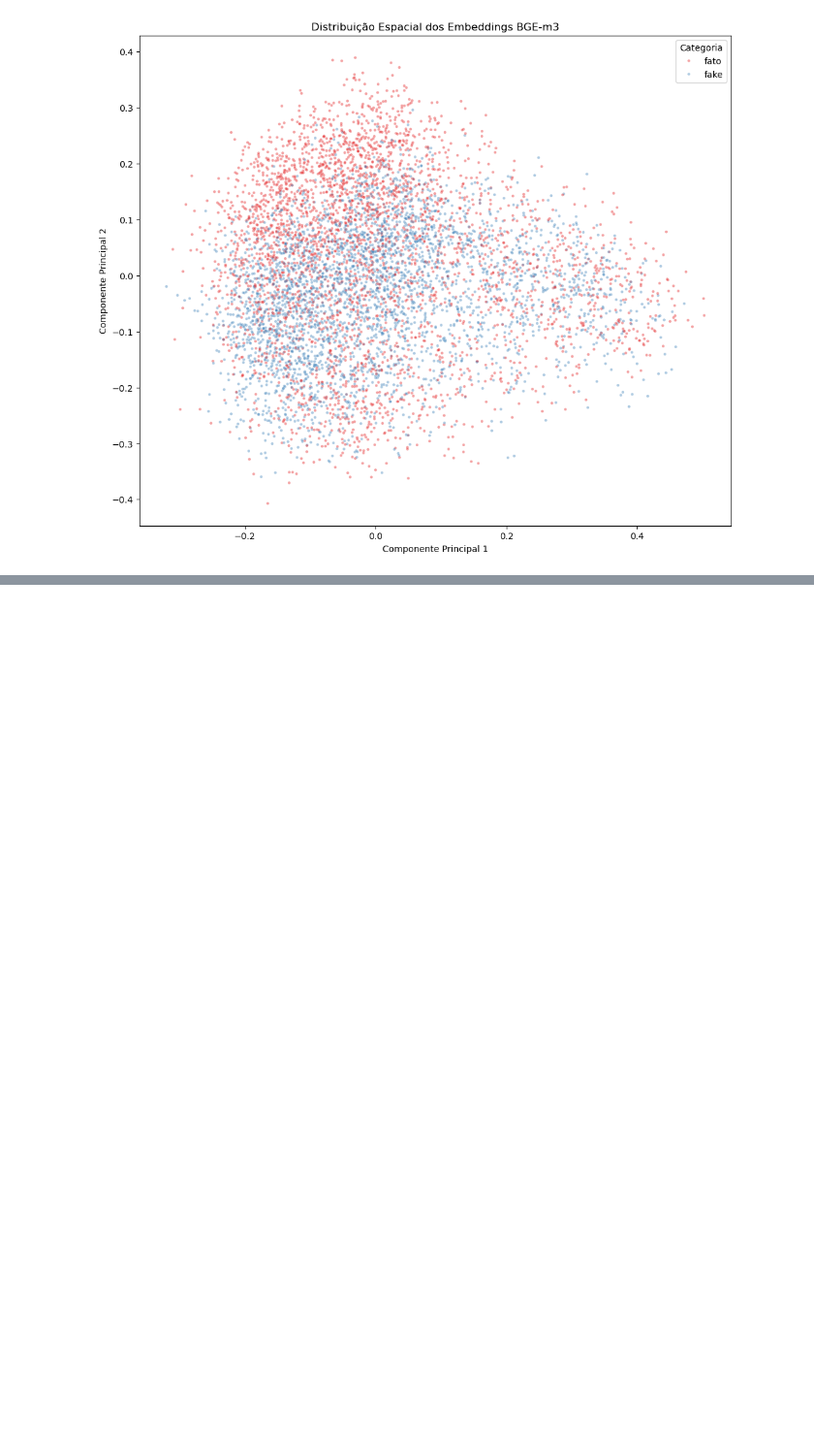
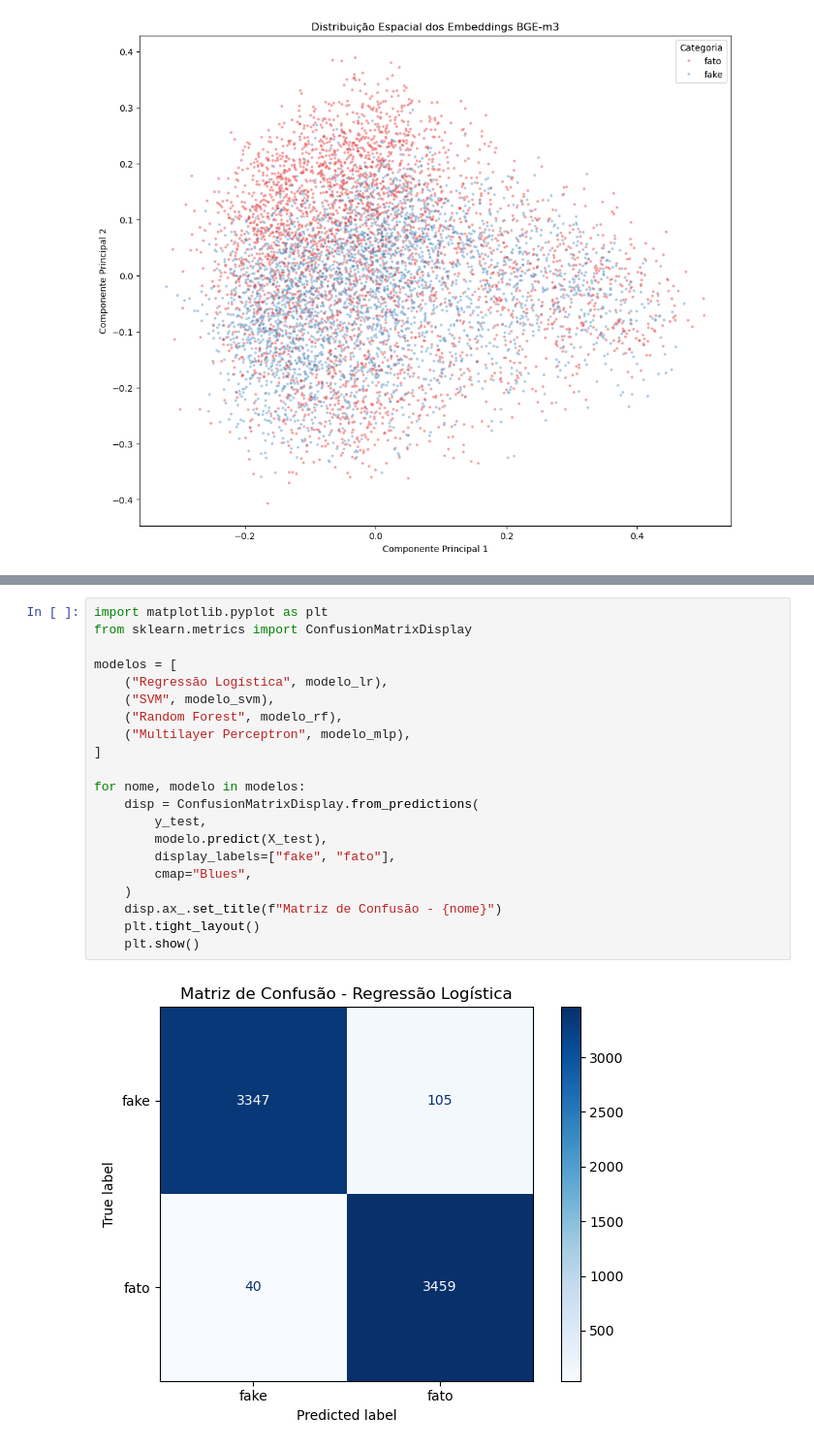
Before and after one commit to AndreFaccio03/TCC_Checagens_Fake_News, a Jupyter notebook: Treinamento_Modelos.ipynb, the cells around one changed output, grey strips where cells are left out. Shown at 97% size. Drawn from its saved outputs; the diff is of its cells as text; blank space fills up the shorter version.

Commit message:
Atualiza notebook de treinamento com matrizes de confusao

```diff
--- a/Treinamento_Modelos.ipynb
+++ b/Treinamento_Modelos.ipynb
@@ -282,0 +338,23 @@ Comprimindo 1024 dimensões matematicas em 2D... (Isso pode levar alguns segundo
+# %%
+import matplotlib.pyplot as plt
+from sklearn.metrics import ConfusionMatrixDisplay
+
+modelos = [
+    ("Regressão Logística", modelo_lr),
+    ("SVM", modelo_svm),
+    ("Random Forest", modelo_rf),
+    ("Multilayer Perceptron", modelo_mlp),
+]
+
+for nome, modelo in modelos:
+    disp = ConfusionMatrixDisplay.from_predictions(
+        y_test,
+        modelo.predict(X_test),
+        display_labels=["fake", "fato"],
+        cmap="Blues",
+    )
+    disp.ax_.set_title(f"Matriz de Confusão - {nome}")
+    plt.tight_layout()
+    plt.show()
+# %% [output]
+[figure, added]
```
Also changed, not shown: parts of 2 cells of this notebook.
